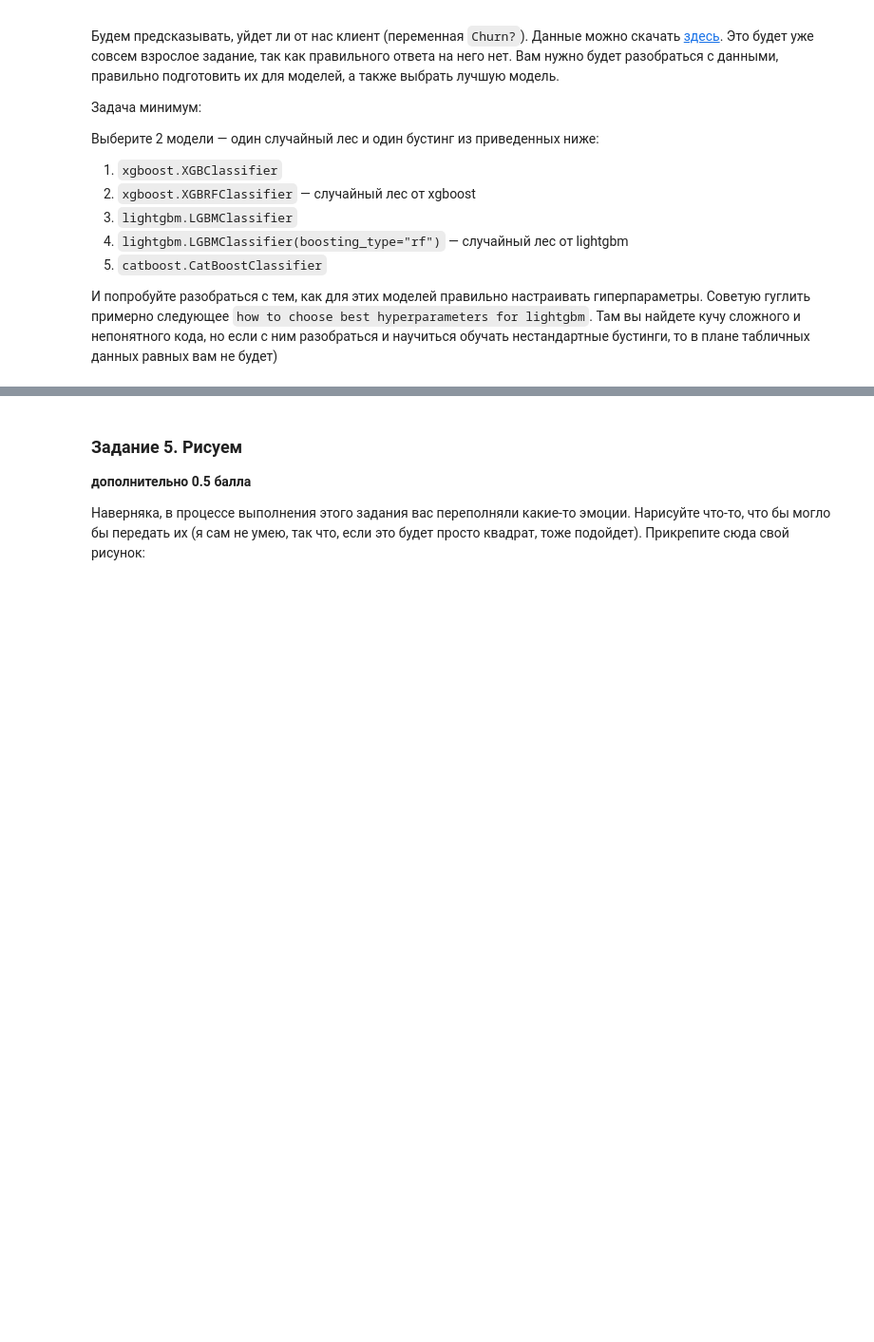
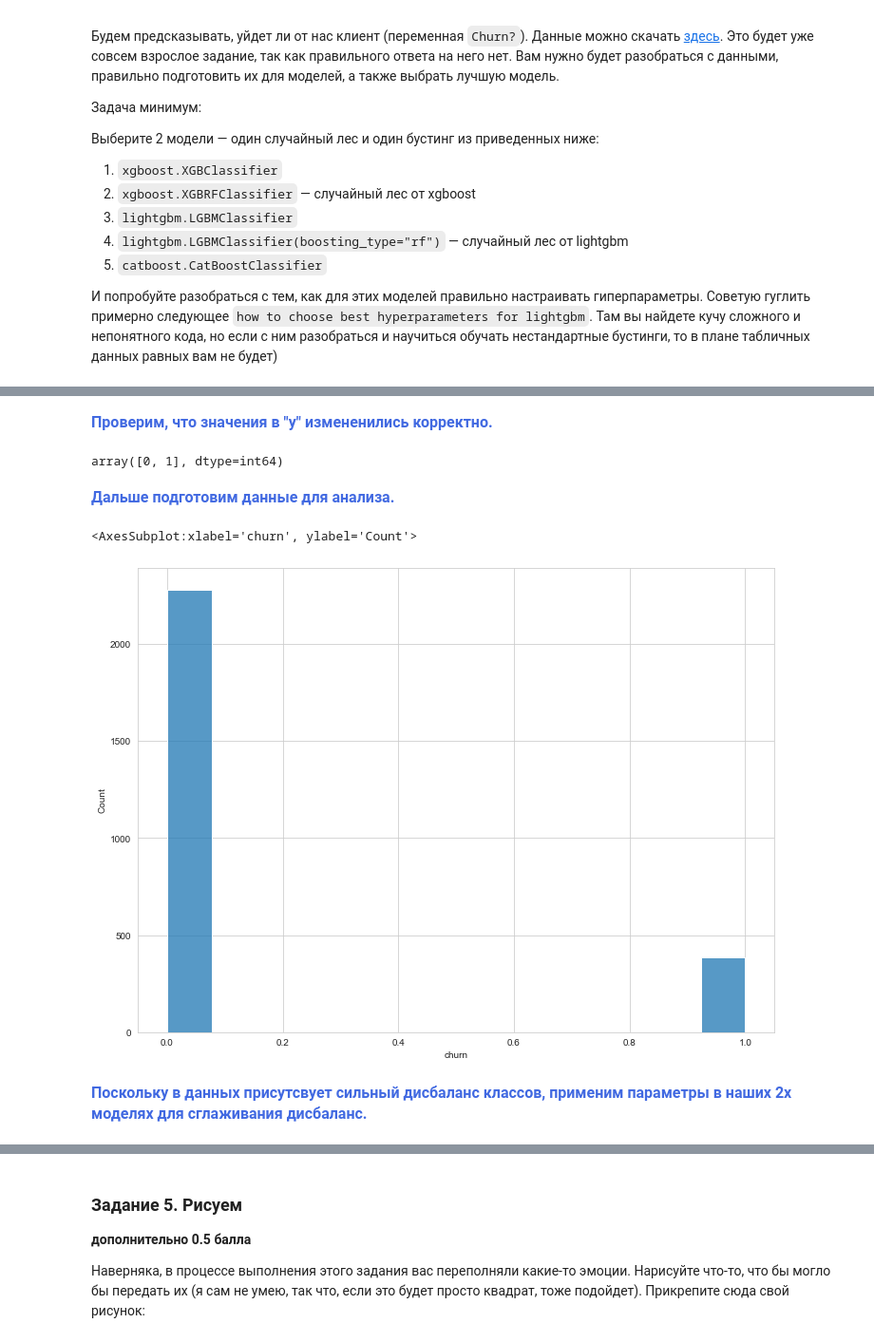
Before and after one commit to Tatiana-kik/BI_ML_2021, a Jupyter notebook: lesson_5_ensembles/HW5_Ensembles.ipynb, the cells around one changed output, grey strips where cells are left out. Shown at 95% size. Drawn from its saved outputs; the diff is of its cells as text; code cells hidden in the pictures; blank space fills up the shorter version.

```diff
--- a/lesson_5_ensembles/Ensembles_2.ipynb
+++ b/lesson_5_ensembles/HW5_Ensembles.ipynb
@@ -563,0 +745,4 @@ data.head()
+# %%
+data=data.rename(columns={'Churn?':'churn'})
+data=data.rename(columns={"Int'l Plan":"Intl Plan"})
+data.columns
@@ -563,0 +759,6 @@ data.head()
+# %%
+data = data.drop(columns=['State', 'Area Code', 'Phone'], axis = 1)
+data = pd.get_dummies(data=data, columns=["Intl Plan", 'VMail Plan'])
+data = data.drop(columns=['Intl Plan_no', 'VMail Plan_no'])
+data['churn'] = data['churn'].apply(lambda x:1 if x=="True." else 0 )
+data.head()
@@ -563,0 +772,11 @@ data.head()
+# %% [markdown]
+<font size=3 color='royalblue'><b>Проверим, что значения в "у" измененились корректно.</b></font>
+# %%
+data['churn'].unique()
+# %% [output]
+array([0, 1], dtype=int64)
+# %% [markdown]
+<font size=3 color='royalblue'><b>Дальше подготовим данные для анализа.</b></font>
+# %%
+X = data.drop(columns = ['churn'])
+y = data['churn']
@@ -563,0 +785,8 @@ data.head()
+# %%
+X_train, X_test, y_train, y_test = train_test_split(X, y, test_size=0.2, stratify=y, random_state=SEED)
+sns.histplot(y_train)
+# %% [output]
+<AxesSubplot:xlabel='churn', ylabel='Count'>
+[figure, added]
+# %% [markdown]
+<font size=3 color='royalblue'><b>Поскольку в данных присутсвует сильный дисбаланс классов, применим параметры в наших 2х моделях для сглаживания дисбаланс.</b></font>
```
Also changed, not shown: parts of 85 cells of this notebook, 1 other file.
